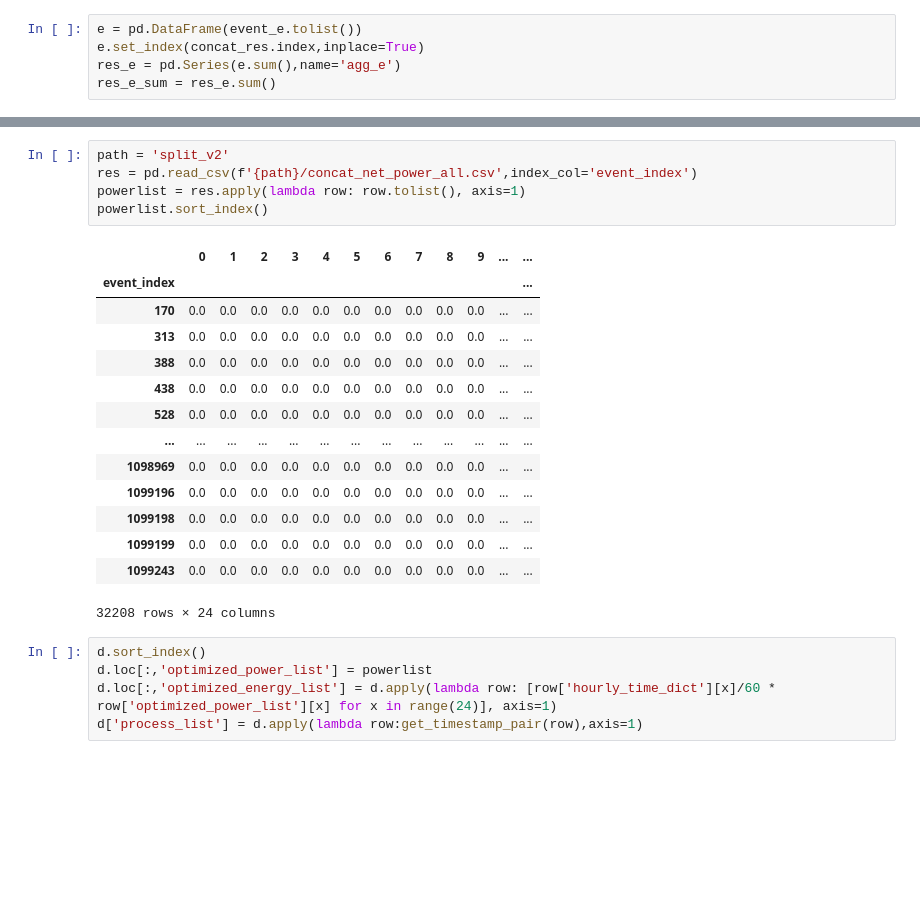
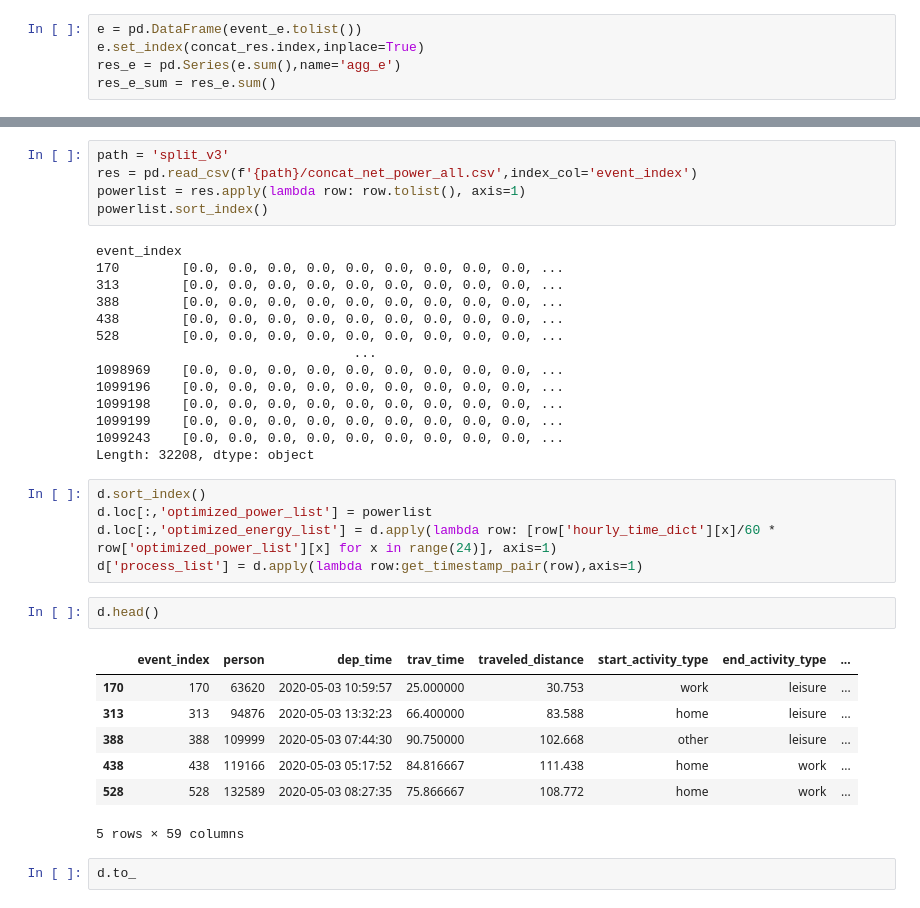
Before and after one commit to Huiwennnnn/MT, a Jupyter notebook: match_profile_split.ipynb, the cells around one changed output, grey strips where cells are left out. Cells and saved outputs as stored; diff of their text form; blank space fills up the shorter version.

Commit message:
Update <split_v3>

```diff
--- a/match_profile_split.ipynb
+++ b/match_profile_split.ipynb
@@ -575,25 +669,36 @@ plt.savefig(f'{path}/optimized_vs_mobility_energy_profile.png')
 # %%
-path = 'split_v2'
+path = 'split_v3'
 res = pd.read_csv(f'{path}/concat_net_power_all.csv',index_col='event_index')
 powerlist = res.apply(lambda row: row.tolist(), axis=1)
 powerlist.sort_index()
 # %% [output]
-|  | 0 | 1 | 2 | 3 | 4 | 5 | 6 | 7 | 8 | 9 | ... | ... |
-| event_index |  |  |  |  |  |  |  |  |  |  |  | ... |
-| 170 | 0.0 | 0.0 | 0.0 | 0.0 | 0.0 | 0.0 | 0.0 | 0.0 | 0.0 | 0.0 | ... | ... |
-| 313 | 0.0 | 0.0 | 0.0 | 0.0 | 0.0 | 0.0 | 0.0 | 0.0 | 0.0 | 0.0 | ... | ... |
-| 388 | 0.0 | 0.0 | 0.0 | 0.0 | 0.0 | 0.0 | 0.0 | 0.0 | 0.0 | 0.0 | ... | ... |
-| 438 | 0.0 | 0.0 | 0.0 | 0.0 | 0.0 | 0.0 | 0.0 | 0.0 | 0.0 | 0.0 | ... | ... |
-| 528 | 0.0 | 0.0 | 0.0 | 0.0 | 0.0 | 0.0 | 0.0 | 0.0 | 0.0 | 0.0 | ... | ... |
-| ... | ... | ... | ... | ... | ... | ... | ... | ... | ... | ... | ... | ... |
-| 1098969 | 0.0 | 0.0 | 0.0 | 0.0 | 0.0 | 0.0 | 0.0 | 0.0 | 0.0 | 0.0 | ... | ... |
-| 1099196 | 0.0 | 0.0 | 0.0 | 0.0 | 0.0 | 0.0 | 0.0 | 0.0 | 0.0 | 0.0 | ... | ... |
-| 1099198 | 0.0 | 0.0 | 0.0 | 0.0 | 0.0 | 0.0 | 0.0 | 0.0 | 0.0 | 0.0 | ... | ... |
-| 1099199 | 0.0 | 0.0 | 0.0 | 0.0 | 0.0 | 0.0 | 0.0 | 0.0 | 0.0 | 0.0 | ... | ... |
-| 1099243 | 0.0 | 0.0 | 0.0 | 0.0 | 0.0 | 0.0 | 0.0 | 0.0 | 0.0 | 0.0 | ... | ... |
-32208 rows × 24 columns
+event_index
+170        [0.0, 0.0, 0.0, 0.0, 0.0, 0.0, 0.0, 0.0, 0.0, ...
+313        [0.0, 0.0, 0.0, 0.0, 0.0, 0.0, 0.0, 0.0, 0.0, ...
+388        [0.0, 0.0, 0.0, 0.0, 0.0, 0.0, 0.0, 0.0, 0.0, ...
+438        [0.0, 0.0, 0.0, 0.0, 0.0, 0.0, 0.0, 0.0, 0.0, ...
+528        [0.0, 0.0, 0.0, 0.0, 0.0, 0.0, 0.0, 0.0, 0.0, ...
+                                 ...
+1098969    [0.0, 0.0, 0.0, 0.0, 0.0, 0.0, 0.0, 0.0, 0.0, ...
+1099196    [0.0, 0.0, 0.0, 0.0, 0.0, 0.0, 0.0, 0.0, 0.0, ...
+1099198    [0.0, 0.0, 0.0, 0.0, 0.0, 0.0, 0.0, 0.0, 0.0, ...
+1099199    [0.0, 0.0, 0.0, 0.0, 0.0, 0.0, 0.0, 0.0, 0.0, ...
+1099243    [0.0, 0.0, 0.0, 0.0, 0.0, 0.0, 0.0, 0.0, 0.0, ...
+Length: 32208, dtype: object
 # %%
 d.sort_index()
 d.loc[:,'optimized_power_list'] = powerlist
 d.loc[:,'optimized_energy_list'] = d.apply(lambda row: [row['hourly_time_dict'][x]/60 * row['optimized_power_list'][x] for x in range(24)], axis=1)
 d['process_list'] = d.apply(lambda row:get_timestamp_pair(row),axis=1)
+# %%
+d.head()
+# %% [output]
+|  | event_index | person | dep_time | trav_time | traveled_distance | start_activity_type | end_activity_type | ... |
+| 170 | 170 | 63620 | 2020-05-03 10:59:57 | 25.000000 | 30.753 | work | leisure | ... |
+| 313 | 313 | 94876 | 2020-05-03 13:32:23 | 66.400000 | 83.588 | home | leisure | ... |
+| 388 | 388 | 109999 | 2020-05-03 07:44:30 | 90.750000 | 102.668 | other | leisure | ... |
+| 438 | 438 | 119166 | 2020-05-03 05:17:52 | 84.816667 | 111.438 | home | work | ... |
+| 528 | 528 | 132589 | 2020-05-03 08:27:35 | 75.866667 | 108.772 | home | work | ... |
+5 rows × 59 columns
+# %%
+d.to_
```
Also changed, not shown: parts of 5 cells of this notebook.
